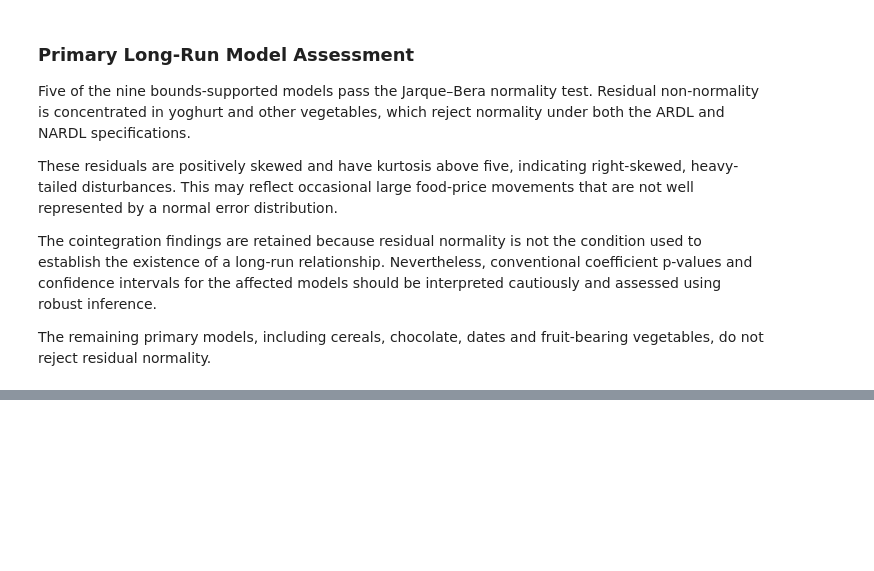
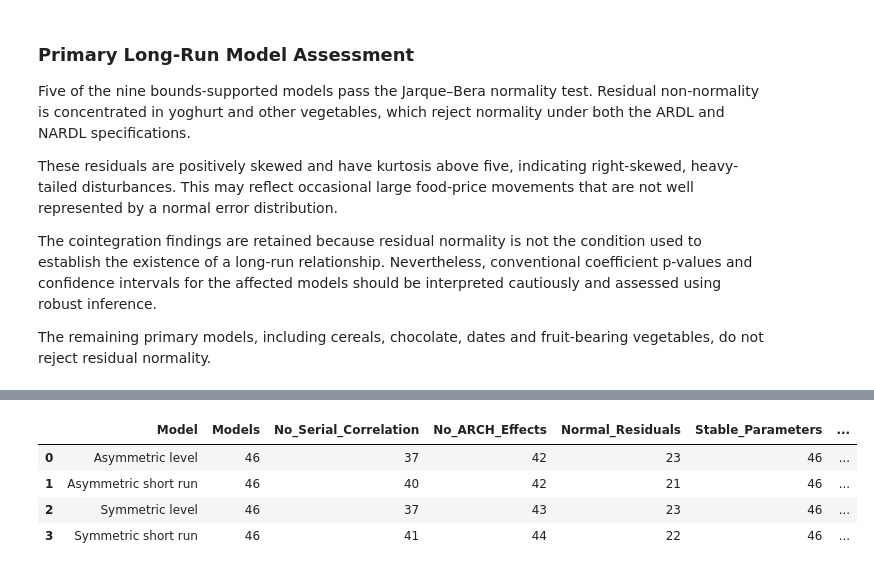
Before and after one commit to MasindiManaga/ERPT_ML_Research, a Jupyter notebook: notebooks/07_Econometric_Results_and_Diagnostics.ipynb, the cells around one changed output, grey strips where cells are left out. Saved outputs shown, nothing was run; the diff lists cells and outputs as text; code cells hidden in the pictures; blank space fills up the shorter version.

```diff
--- a/notebooks/07_Econometric_Results_and_Diagnostics.ipynb
+++ b/notebooks/07_Econometric_Results_and_Diagnostics.ipynb
@@ -1284,0 +1514,33 @@ fruit-bearing vegetables, do not reject residual normality.
+# %%
+# summarise the Combined Diagnostics
+
+combined_diagnostic_summary = (
+    combined_diagnostic_results
+    .groupby("Model", as_index=False)
+    .agg(
+        Models=("SubclassDescription", "size"),
+        No_Serial_Correlation=(
+            "No_Serial_Correlation",
+            "sum",
+        ),
+        No_ARCH_Effects=("No_ARCH_Effects", "sum"),
+        Normal_Residuals=("Normal_Residuals", "sum"),
+        Stable_Parameters=("Stable_Parameters", "sum"),
+        Core_Diagnostics_Passed=(
+            "Passed_Core_Diagnostics",
+            "sum",
+        ),
+        All_Diagnostics_Passed=(
+            "Passed_All_Diagnostics",
+            "sum",
+        ),
+    )
+)
+
+display(combined_diagnostic_summary)
+# %% [output]
+|  | Model | Models | No_Serial_Correlation | No_ARCH_Effects | Normal_Residuals | Stable_Parameters | ... |
+| 0 | Asymmetric level | 46 | 37 | 42 | 23 | 46 | ... |
+| 1 | Asymmetric short run | 46 | 40 | 42 | 21 | 46 | ... |
+| 2 | Symmetric level | 46 | 37 | 43 | 23 | 46 | ... |
+| 3 | Symmetric short run | 46 | 41 | 44 | 22 | 46 | ... |
```
Also changed, not shown: parts of 15 cells of this notebook.
